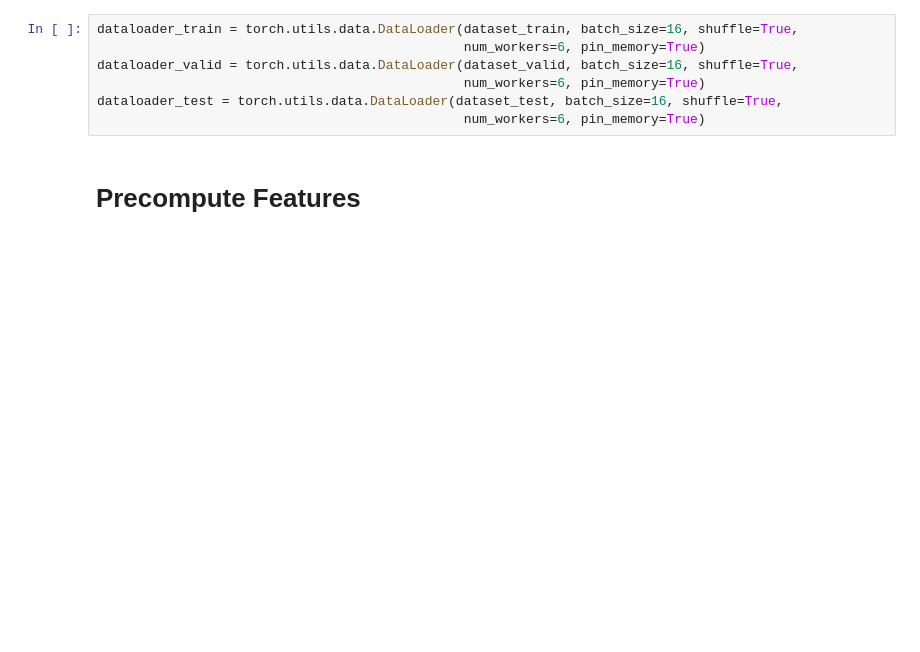
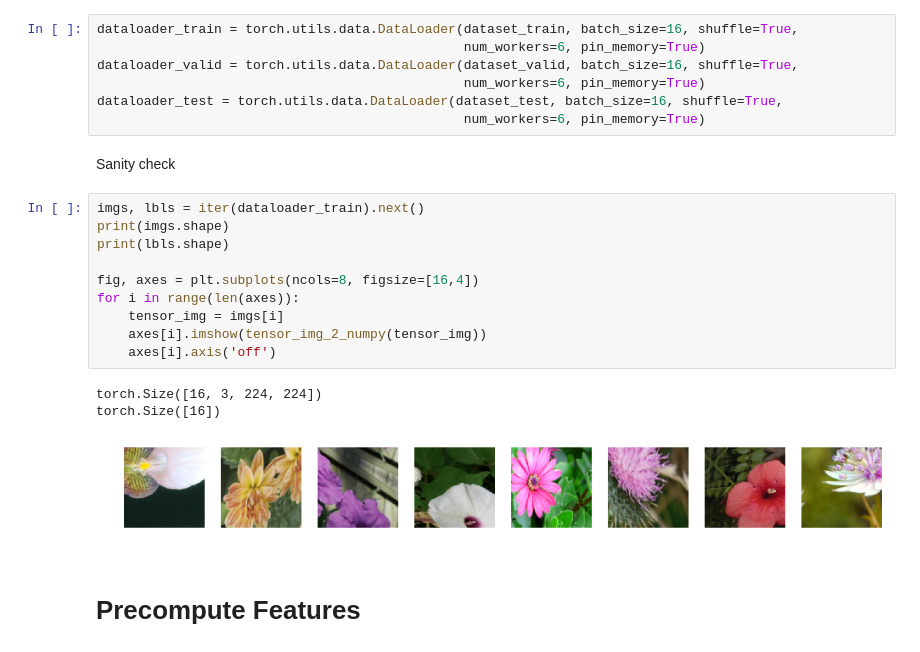
Before and after one commit to marcinbogdanski/ai-sketchpad, a Jupyter notebook: PyTorchNN/1450_PT_DenseNet121_Transfer_2.ipynb, the cells around one changed output. Cells and saved outputs as stored; diff of their text form; blank space fills up the shorter version.

```diff
--- a/PyTorchNN/1450_PT_DenseNet121_Transfer_2.ipynb
+++ b/PyTorchNN/1450_PT_DenseNet121_Transfer_2.ipynb
@@ -124,6 +126,22 @@ dataloader_valid = torch.utils.data.DataLoader(dataset_valid, batch_size=16, shu
                                                num_workers=6, pin_memory=True)
 dataloader_test = torch.utils.data.DataLoader(dataset_test, batch_size=16, shuffle=True,
                                                num_workers=6, pin_memory=True)
+# %% [markdown]
+Sanity check
+# %%
+imgs, lbls = iter(dataloader_train).next()
+print(imgs.shape)
+print(lbls.shape)
+
+fig, axes = plt.subplots(ncols=8, figsize=[16,4])
+for i in range(len(axes)):
+    tensor_img = imgs[i]
+    axes[i].imshow(tensor_img_2_numpy(tensor_img))
+    axes[i].axis('off')
+# %% [output]
+torch.Size([16, 3, 224, 224])
+torch.Size([16])
+[figure, added]
 # %% [markdown]
 # Precompute Features
 # %%
```
Also changed, not shown: parts of 3 cells of this notebook, 1 other file.
